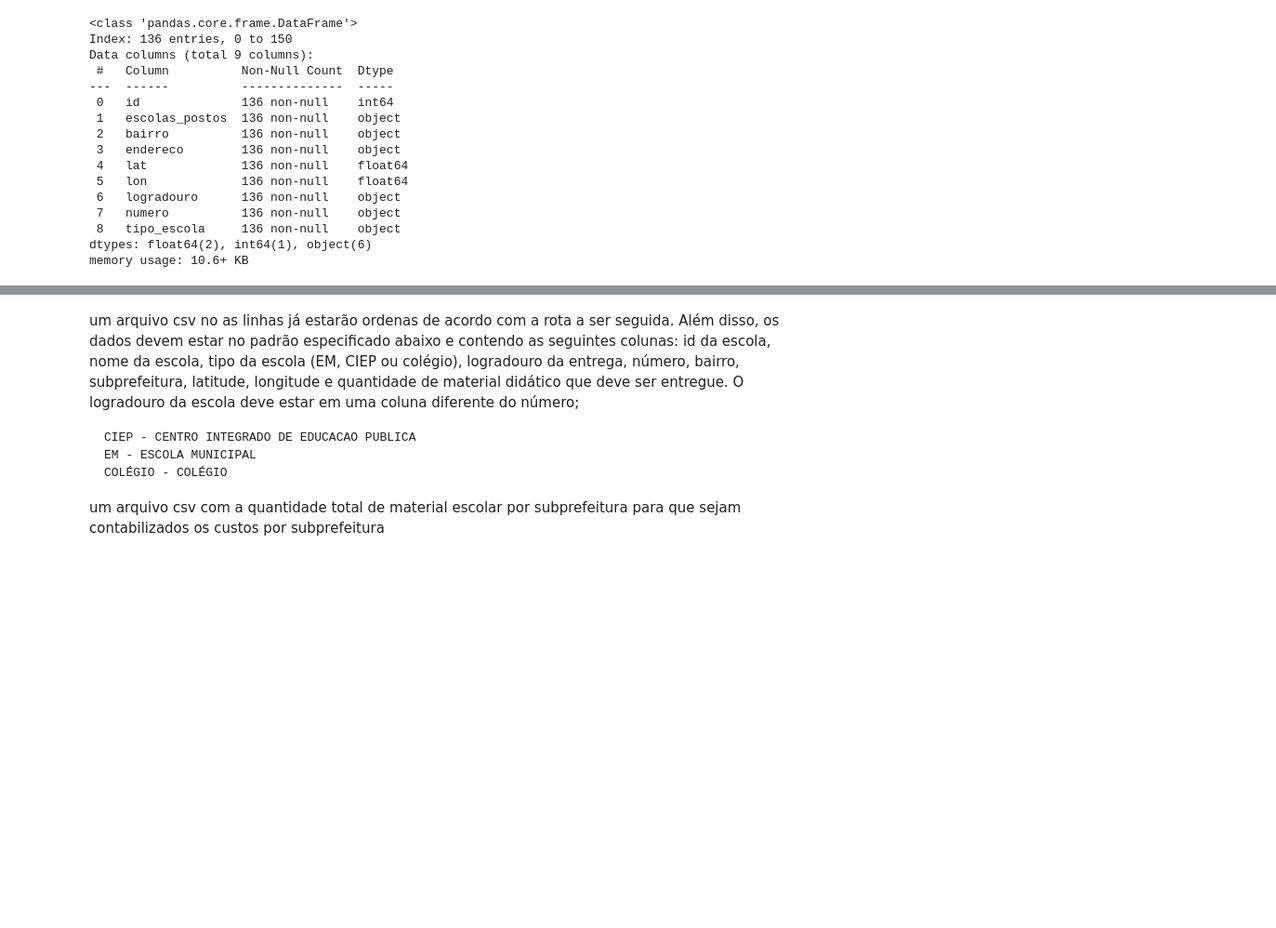
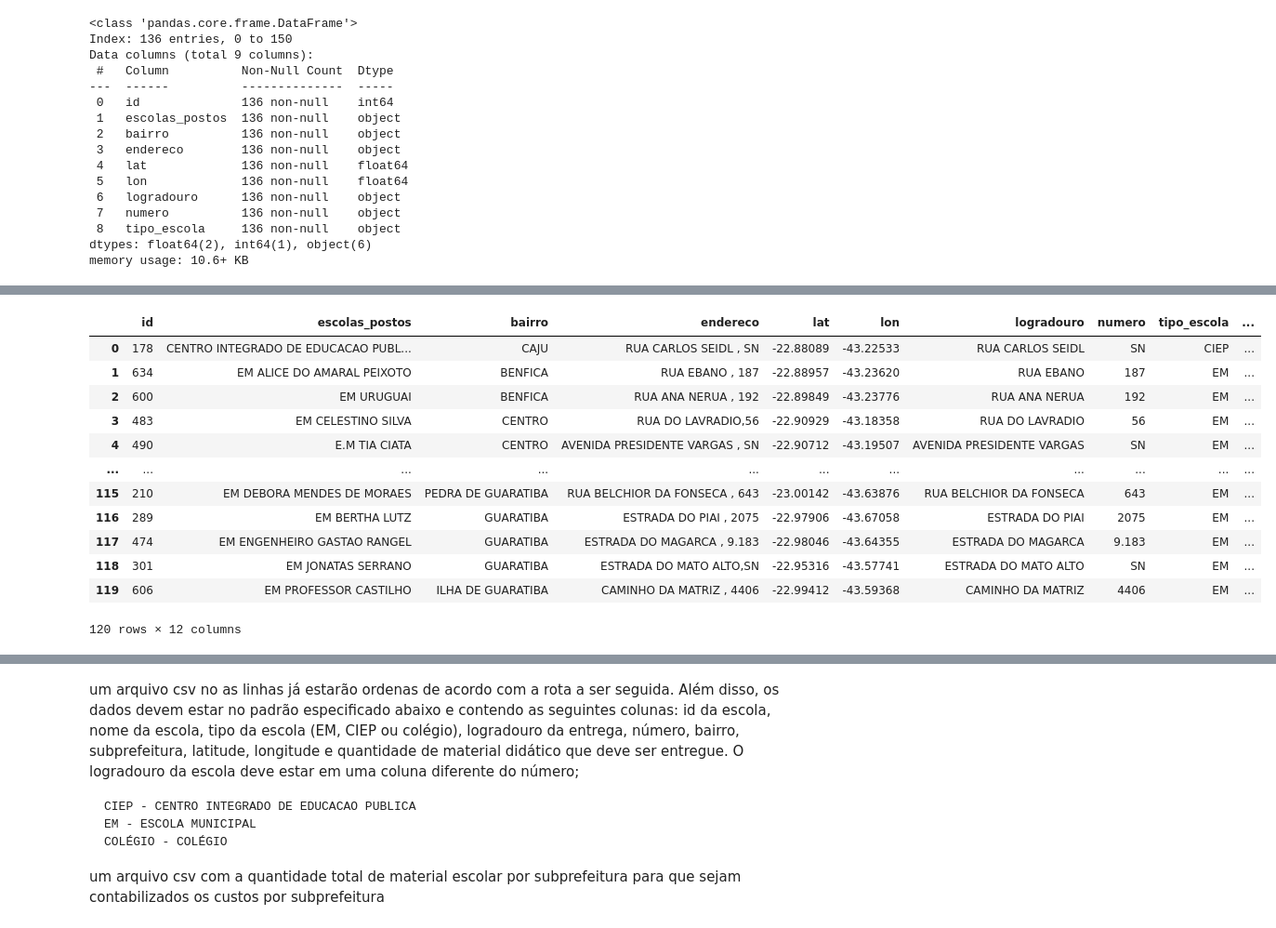
Before and after one commit to wpfaltz/Projeto_Pandas_Numpy, a Jupyter notebook: proj_final.ipynb, the cells around one changed output, grey strips where cells are left out. Shown at 93% size. Cells and saved outputs as stored; diff of their text form; code cells hidden in the pictures; blank space fills up the shorter version.

```diff
--- a/proj_final.ipynb
+++ b/proj_final.ipynb
@@ -714,0 +791,17 @@ escolas_copy_7[escolas_copy_7['id'] == 413]
+# %%
+escolas_copy_9 = escolas_copy_9.merge(subprefeituras_copy_2, how='inner', left_on='bairro', right_on='nome')
+escolas_copy_9
+# %% [output]
+|  | id | escolas_postos | bairro | endereco | lat | lon | logradouro | numero | tipo_escola | ... |
+| 0 | 178 | CENTRO INTEGRADO DE EDUCACAO PUBL... | CAJU | RUA CARLOS SEIDL , SN | -22.88089 | -43.22533 | RUA CARLOS SEIDL | SN | CIEP | ... |
+| 1 | 634 | EM ALICE DO AMARAL PEIXOTO | BENFICA | RUA EBANO , 187 | -22.88957 | -43.23620 | RUA EBANO | 187 | EM | ... |
+| 2 | 600 | EM URUGUAI | BENFICA | RUA ANA NERUA , 192 | -22.89849 | -43.23776 | RUA ANA NERUA | 192 | EM | ... |
+| 3 | 483 | EM CELESTINO SILVA | CENTRO | RUA DO LAVRADIO,56 | -22.90929 | -43.18358 | RUA DO LAVRADIO | 56 | EM | ... |
+| 4 | 490 | E.M TIA CIATA | CENTRO | AVENIDA PRESIDENTE VARGAS , SN | -22.90712 | -43.19507 | AVENIDA PRESIDENTE VARGAS | SN | EM | ... |
+| ... | ... | ... | ... | ... | ... | ... | ... | ... | ... | ... |
+| 115 | 210 | EM DEBORA MENDES DE MORAES | PEDRA DE GUARATIBA | RUA BELCHIOR DA FONSECA , 643 | -23.00142 | -43.63876 | RUA BELCHIOR DA FONSECA | 643 | EM | ... |
+| 116 | 289 | EM BERTHA LUTZ | GUARATIBA | ESTRADA DO PIAI , 2075 | -22.97906 | -43.67058 | ESTRADA DO PIAI | 2075 | EM | ... |
+| 117 | 474 | EM ENGENHEIRO GASTAO RANGEL | GUARATIBA | ESTRADA DO MAGARCA , 9.183 | -22.98046 | -43.64355 | ESTRADA DO MAGARCA | 9.183 | EM | ... |
+| 118 | 301 | EM JONATAS SERRANO | GUARATIBA | ESTRADA DO MATO ALTO,SN | -22.95316 | -43.57741 | ESTRADA DO MATO ALTO | SN | EM | ... |
+| 119 | 606 | EM PROFESSOR CASTILHO | ILHA DE GUARATIBA | CAMINHO DA MATRIZ , 4406 | -22.99412 | -43.59368 | CAMINHO DA MATRIZ | 4406 | EM | ... |
+120 rows × 12 columns
```
Also changed, not shown: parts of 33 cells of this notebook, 2 other files.
